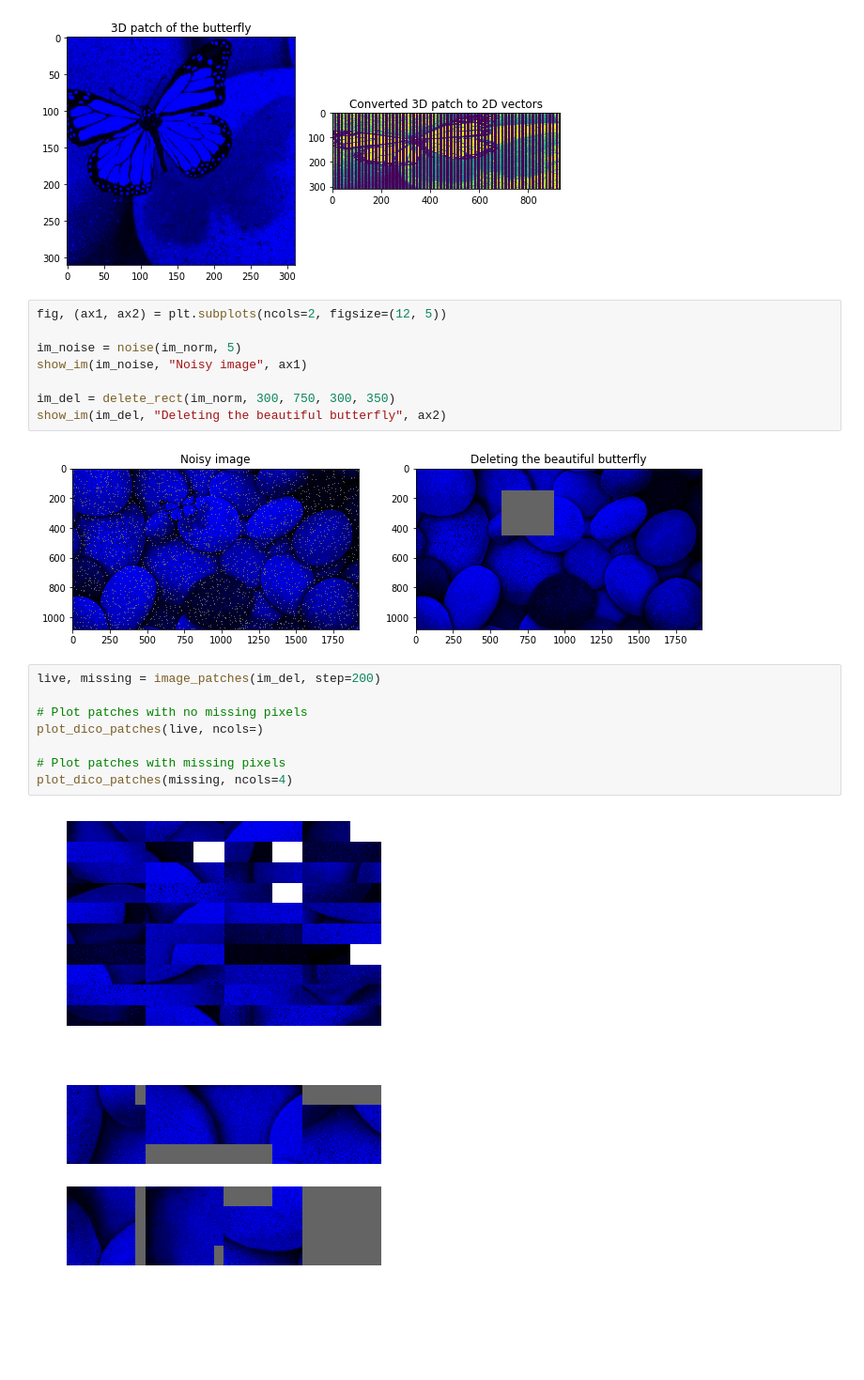
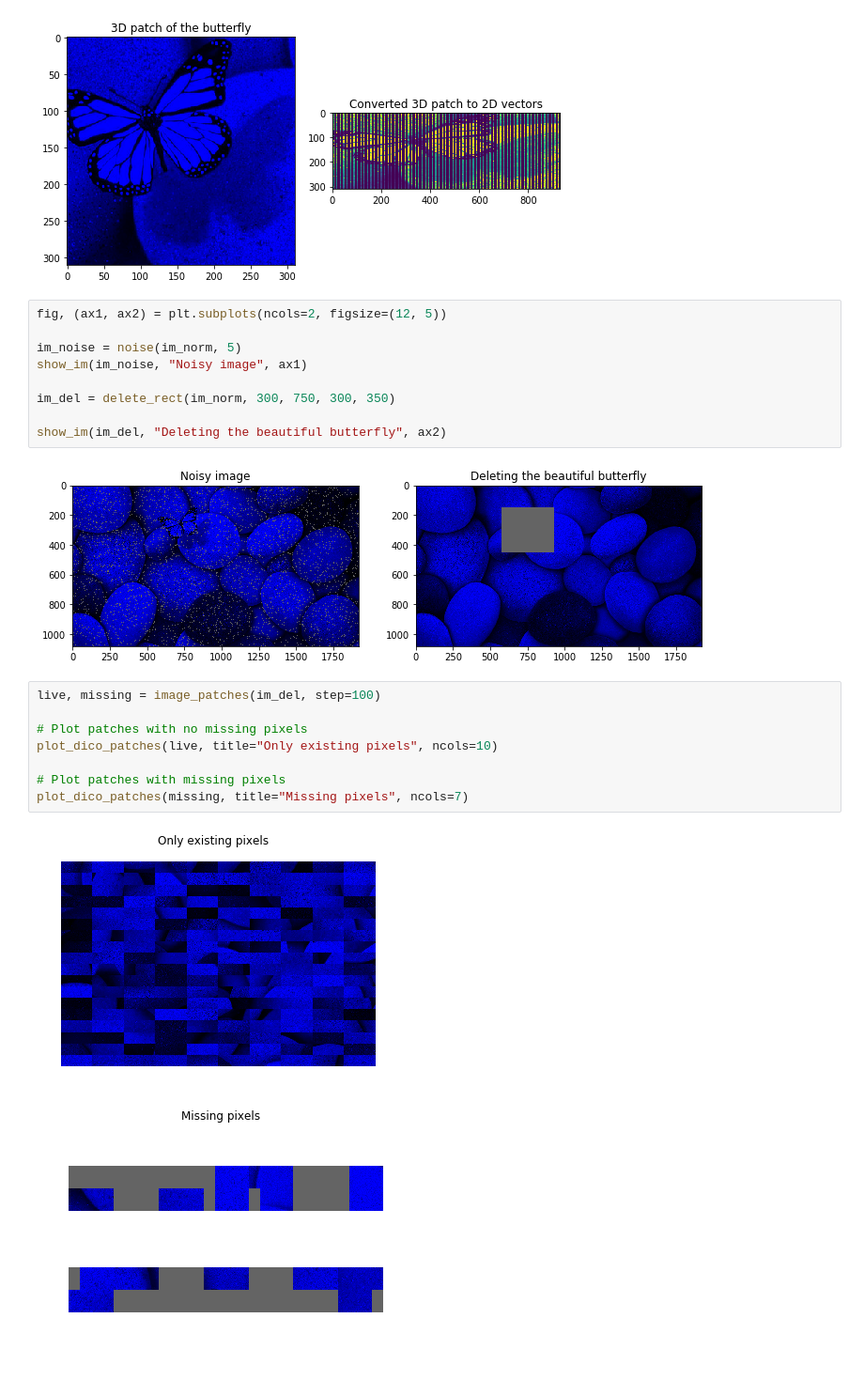
Before and after one commit to ATidiane/ARF, a Jupyter notebook: InpaintingProject/inpainting.ipynb, the cells around one changed output. Shown at 94% size. Saved outputs shown, nothing was run; the diff lists cells and outputs as text; blank space fills up the shorter version.

```diff
--- a/InpaintingProject/inpainting.ipynb
+++ b/InpaintingProject/inpainting.ipynb
@@ -331,17 +331,18 @@ im_noise = noise(im_norm, 5)
 show_im(im_noise, "Noisy image", ax1)
 
 im_del = delete_rect(im_norm, 300, 750, 300, 350)
+
 show_im(im_del, "Deleting the beautiful butterfly", ax2)
 # %% [output]
 [figure]
 # %%
-live, missing = image_patches(im_del, step=200)
+live, missing = image_patches(im_del, step=100)
 
 # Plot patches with no missing pixels
-plot_dico_patches(live, ncols=)
+plot_dico_patches(live, title="Only existing pixels", ncols=10)
 
 # Plot patches with missing pixels
-plot_dico_patches(missing, ncols=4)
+plot_dico_patches(missing, title="Missing pixels", ncols=7)
 # %% [output]
-[figure, old version]
+[figure, new version]
-[figure, old version]
+[figure, new version]
```
Also changed, not shown: parts of 7 cells of this notebook, 1 other file.
